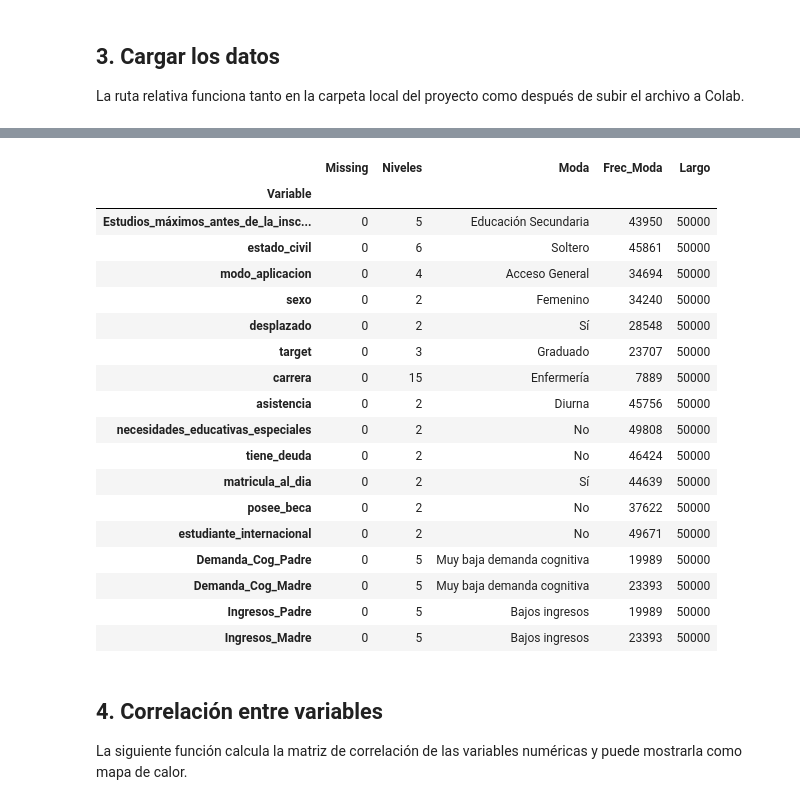
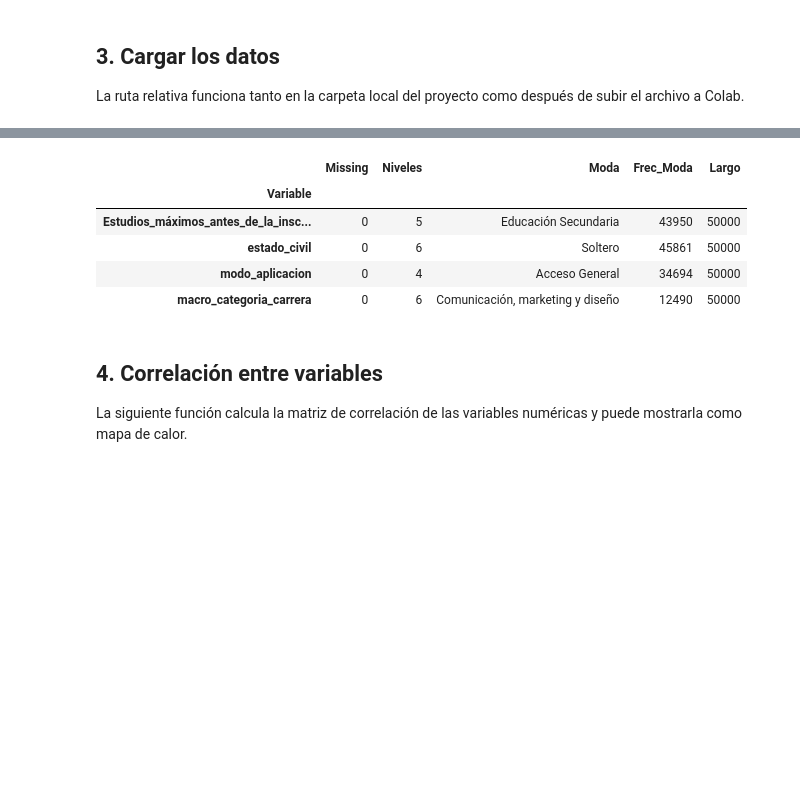
Before and after one commit to diegorojasucv/tp-1-aa, a Jupyter notebook: notebooks/eda.ipynb, the cells around one changed output, grey strips where cells are left out. Cells and saved outputs as stored; diff of their text form; code cells hidden in the pictures; blank space fills up the shorter version.

```diff
--- a/notebooks/eda.ipynb
+++ b/notebooks/eda.ipynb
@@ -104,26 +99,14 @@ estadisticas_numericas
 # %%
-estadisticas_categoricas = calcular_estadisticas_categoricas(dataset)
+cat_columns = ['Estudios_máximos_antes_de_la_inscripción', 'estado_civil', 'modo_aplicacion', 'macro_categoria_carrera']
+estadisticas_categoricas = calcular_estadisticas_categoricas(dataset, cat_columns)
 estadisticas_categoricas
 # %% [output]
 |  | Missing | Niveles | Moda | Frec_Moda | Largo |
 | Variable |  |  |  |  |  |
 | Estudios_máximos_antes_de_la_insc... | 0 | 5 | Educación Secundaria | 43950 | 50000 |
 | estado_civil | 0 | 6 | Soltero | 45861 | 50000 |
 | modo_aplicacion | 0 | 4 | Acceso General | 34694 | 50000 |
-| sexo | 0 | 2 | Femenino | 34240 | 50000 |
-| desplazado | 0 | 2 | Sí | 28548 | 50000 |
-| target | 0 | 3 | Graduado | 23707 | 50000 |
-| carrera | 0 | 15 | Enfermería | 7889 | 50000 |
-| asistencia | 0 | 2 | Diurna | 45756 | 50000 |
-| necesidades_educativas_especiales | 0 | 2 | No | 49808 | 50000 |
-| tiene_deuda | 0 | 2 | No | 46424 | 50000 |
-| matricula_al_dia | 0 | 2 | Sí | 44639 | 50000 |
-| posee_beca | 0 | 2 | No | 37622 | 50000 |
-| estudiante_internacional | 0 | 2 | No | 49671 | 50000 |
-| Demanda_Cog_Padre | 0 | 5 | Muy baja demanda cognitiva | 19989 | 50000 |
-| Demanda_Cog_Madre | 0 | 5 | Muy baja demanda cognitiva | 23393 | 50000 |
-| Ingresos_Padre | 0 | 5 | Bajos ingresos | 19989 | 50000 |
-| Ingresos_Madre | 0 | 5 | Bajos ingresos | 23393 | 50000 |
+| macro_categoria_carrera | 0 | 6 | Comunicación, marketing y diseño | 12490 | 50000 |
 # %% [markdown]
 ## 4. Correlación entre variables
 
```
Also changed, not shown: parts of 22 cells of this notebook, 6 other files.
